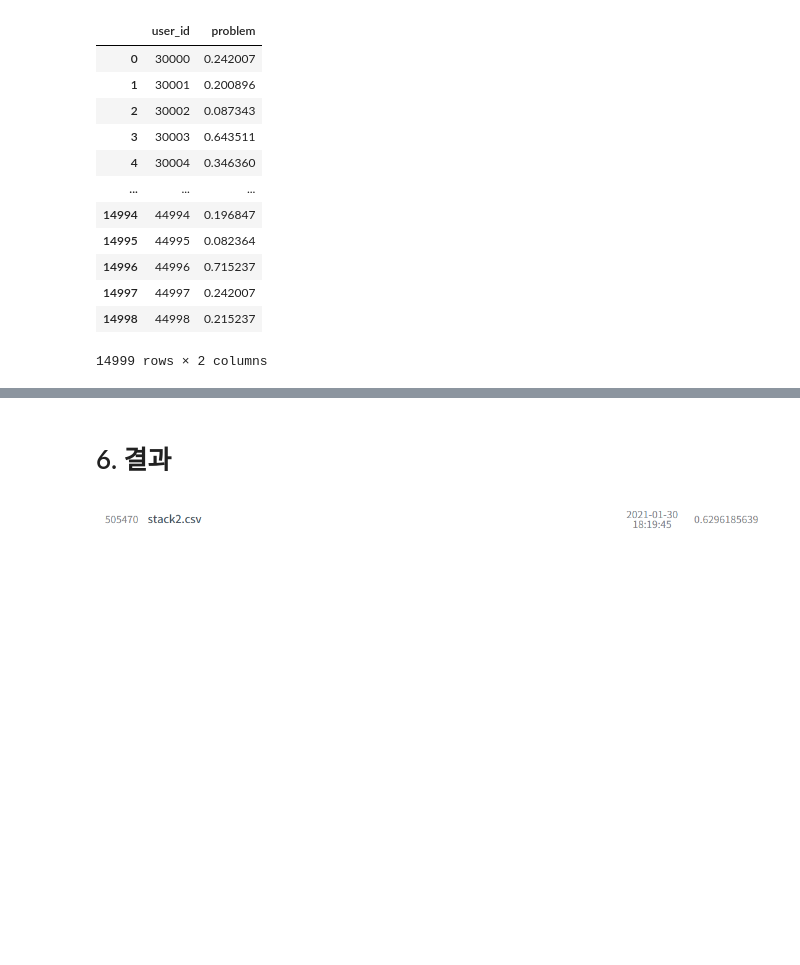
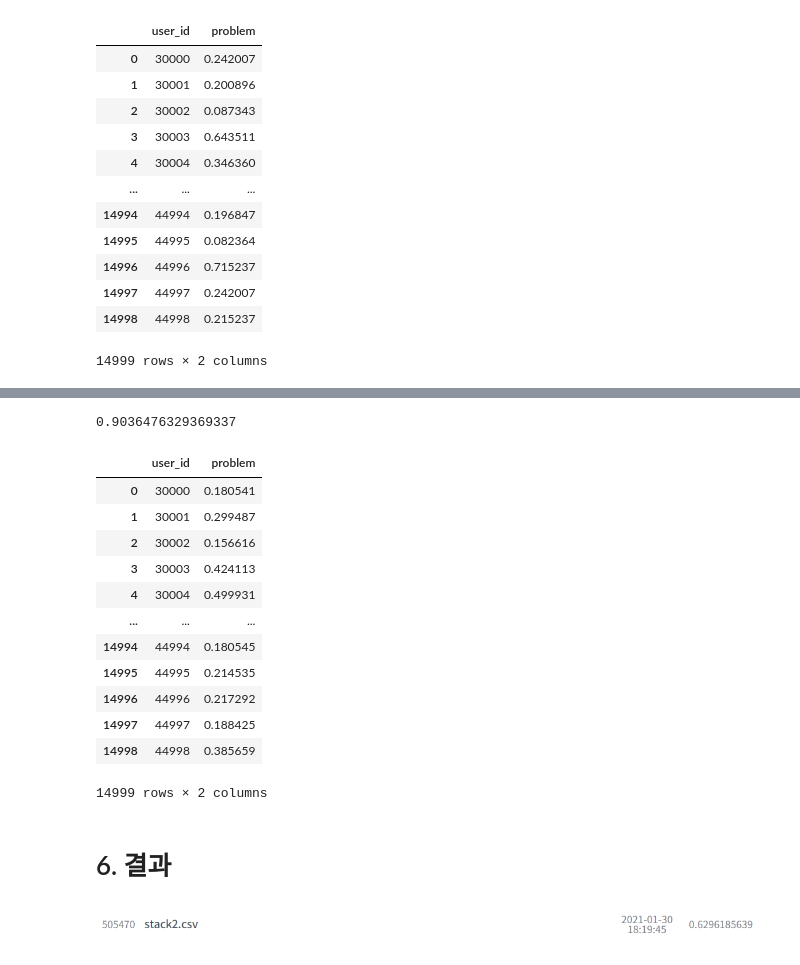
Before and after one commit to castleroad95/System-error-AI-competition, a Jupyter notebook: protesting_prediction.ipynb, the cells around one changed output, grey strips where cells are left out. Cells and saved outputs as stored; diff of their text form; code cells hidden in the pictures; blank space fills up the shorter version.

Commit message:
add Dacon version

```diff
--- a/protesting_prediction.ipynb
+++ b/protesting_prediction.ipynb
@@ -1123,3 +1131,11 @@ def make_prob(models):
     return ans_prob
 
 ans=make_prob(test_prob2)
+# %%
+# 예측
+pred_y_list = []
+for model in models:
+    pred_y = model.predict(r_test_feature)
+    pred_y_list.append(pred_y.reshape(-1,1))
+
+pred_ensemble = np.mean(pred_y_list, axis = 0)
@@ -1150,4 +1262,28 @@ sample_submssion
+# %%
+print(np.mean(auc_scores))
+# %% [output]
+0.9036476329369337
+# %%
+sample_submssion = pd.read_csv(PATH+'sample_submission.csv')
+
+sample_submssion['problem'] = pred_ensemble
+sample_submssion.to_csv("stack2+dacon.csv", index = False)
+sample_submssion
+# %% [output]
+|  | user_id | problem |
+| 0 | 30000 | 0.180541 |
+| 1 | 30001 | 0.299487 |
+| 2 | 30002 | 0.156616 |
+| 3 | 30003 | 0.424113 |
+| 4 | 30004 | 0.499931 |
+| ... | ... | ... |
+| 14994 | 44994 | 0.180545 |
+| 14995 | 44995 | 0.214535 |
+| 14996 | 44996 | 0.217292 |
+| 14997 | 44997 | 0.188425 |
+| 14998 | 44998 | 0.385659 |
+14999 rows × 2 columns
 # %% [markdown]
 # 6. 결과
 # %% [markdown]
-![image.png](attachment:image.png-old)
+![image.png](attachment:image.png-new)
```
Also changed, not shown: parts of 8 cells of this notebook.
